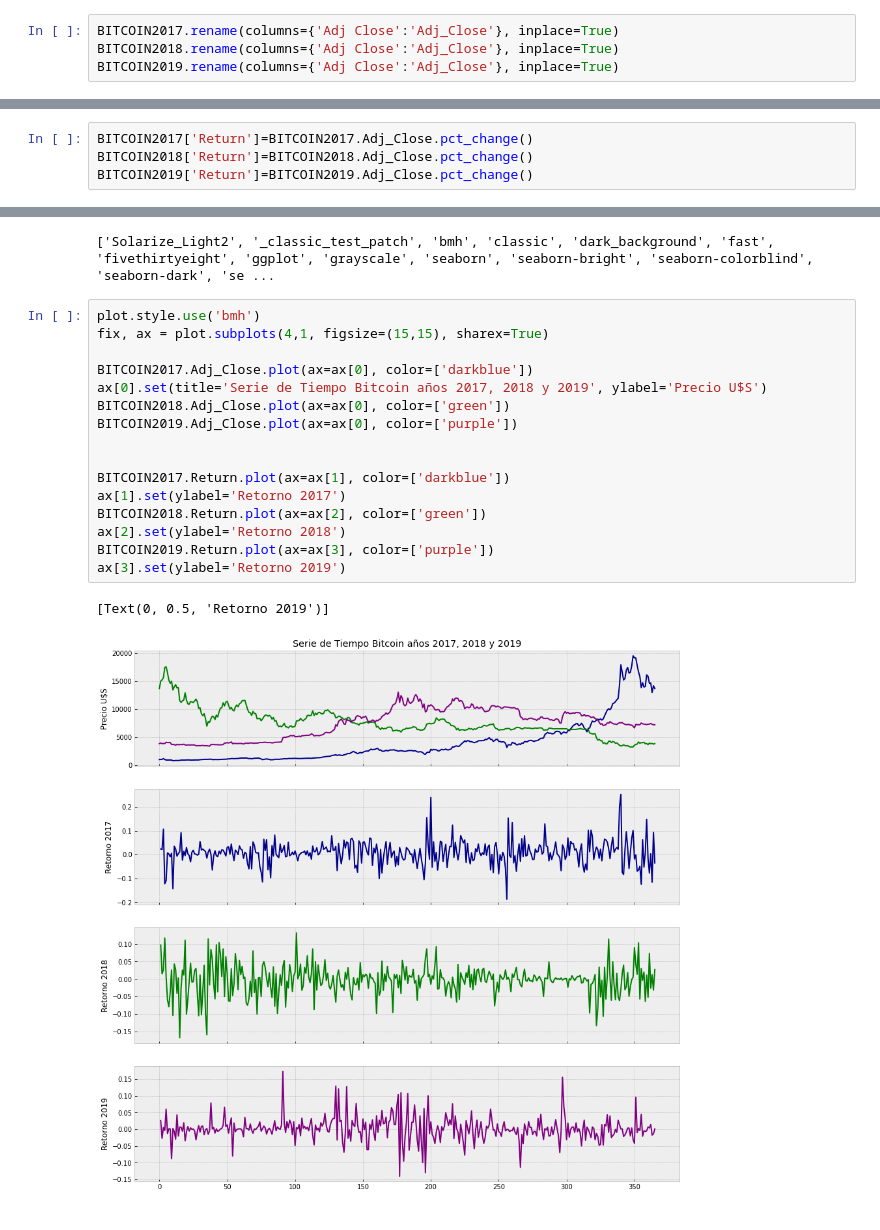
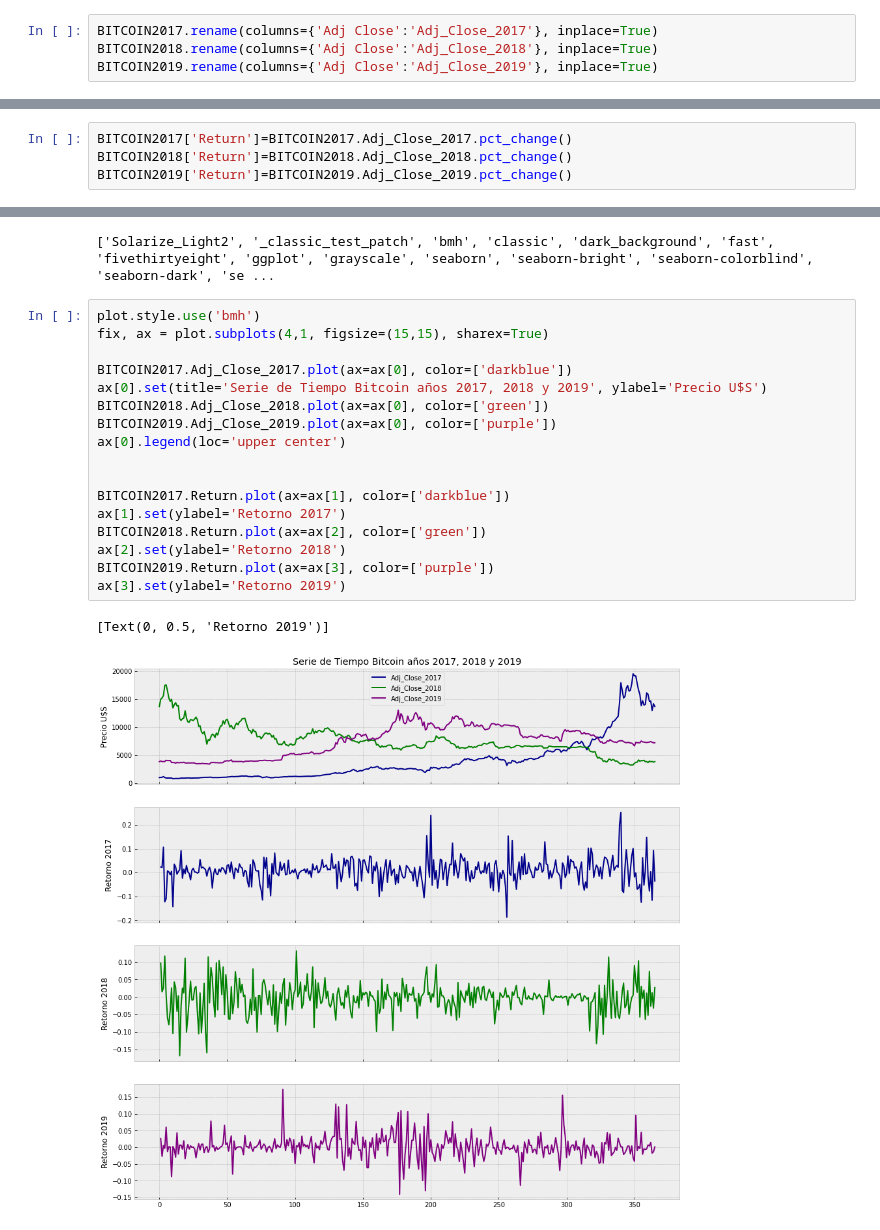
Before and after one commit to cristiandarioortegayubro/Google-Colaboratory-en-Ciencias-Economicas, a Jupyter notebook: Analisis_exploratorio_de_datos.ipynb, the cells around one changed output, grey strips where cells are left out. Drawn from its saved outputs; the diff is of its cells as text.

```diff
--- a/Analisis_exploratorio_de_datos.ipynb
+++ b/Analisis_exploratorio_de_datos.ipynb
@@ -148,9 +148,9 @@ Ahora tenemos 8 columnas en cada uno de los datasets porque tenemos la columna D
 ### Cambiando el nombre de una columna de cada uno de los Datasets
 Ese cambio es necesario, porque algunos parámetros de algoritmos que se utilizarán no aceptan nonmbres de columnas de dos palabras, por eso se utiliza un guión bajo.
 # %%
-BITCOIN2017.rename(columns={'Adj Close':'Adj_Close'}, inplace=True)
-BITCOIN2018.rename(columns={'Adj Close':'Adj_Close'}, inplace=True)
-BITCOIN2019.rename(columns={'Adj Close':'Adj_Close'}, inplace=True)
+BITCOIN2017.rename(columns={'Adj Close':'Adj_Close_2017'}, inplace=True)
+BITCOIN2018.rename(columns={'Adj Close':'Adj_Close_2018'}, inplace=True)
+BITCOIN2019.rename(columns={'Adj Close':'Adj_Close_2019'}, inplace=True)
 # %%
 print(BITCOIN2019)
 # %% [output]
@@ -172,9 +172,9 @@ print(BITCOIN2019)
 ### Creando la columna Returns
 Se crea una columna nueva por cada datasets, con los retorno de los precios, definiendo esos retornos como el precio del dia n, menos el precio del dia n-1 tal como se visualiza en la siguiente ecuación:
 # %%
-BITCOIN2017['Return']=BITCOIN2017.Adj_Close.pct_change()
-BITCOIN2018['Return']=BITCOIN2018.Adj_Close.pct_change()
-BITCOIN2019['Return']=BITCOIN2019.Adj_Close.pct_change()
+BITCOIN2017['Return']=BITCOIN2017.Adj_Close_2017.pct_change()
+BITCOIN2018['Return']=BITCOIN2018.Adj_Close_2018.pct_change()
+BITCOIN2019['Return']=BITCOIN2019.Adj_Close_2019.pct_change()
 # %%
 print(BITCOIN2019)
 # %% [output]
@@ -206,19 +206,20 @@ print(plot.style.available)
 # %%
 plot.style.use('bmh')
 fix, ax = plot.subplots(4,1, figsize=(15,15), sharex=True)
 
-BITCOIN2017.Adj_Close.plot(ax=ax[0], color=['darkblue'])
+BITCOIN2017.Adj_Close_2017.plot(ax=ax[0], color=['darkblue'])
 ax[0].set(title='Serie de Tiempo Bitcoin años 2017, 2018 y 2019', ylabel='Precio U$S')
-BITCOIN2018.Adj_Close.plot(ax=ax[0], color=['green'])
-BITCOIN2019.Adj_Close.plot(ax=ax[0], color=['purple'])
+BITCOIN2018.Adj_Close_2018.plot(ax=ax[0], color=['green'])
+BITCOIN2019.Adj_Close_2019.plot(ax=ax[0], color=['purple'])
+ax[0].legend(loc='upper center')
 
 
 BITCOIN2017.Return.plot(ax=ax[1], color=['darkblue'])
 ax[1].set(ylabel='Retorno 2017')
 BITCOIN2018.Return.plot(ax=ax[2], color=['green'])
 ax[2].set(ylabel='Retorno 2018')
 BITCOIN2019.Return.plot(ax=ax[3], color=['purple'])
 ax[3].set(ylabel='Retorno 2019')
 # %% [output]
 [Text(0, 0.5, 'Retorno 2019')]
-[figure, old version]
+[figure, new version]
```
Also changed, not shown: parts of 2 cells of this notebook.
